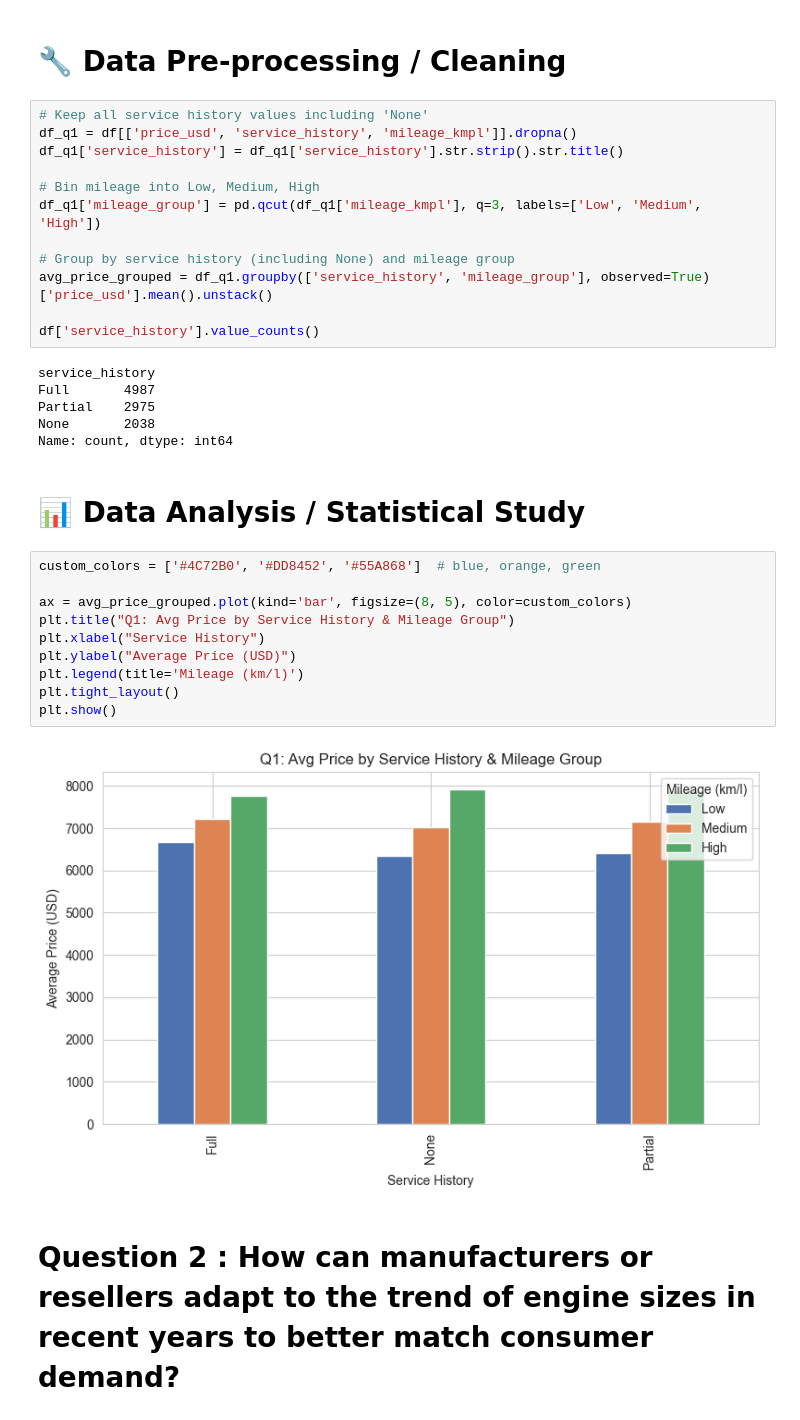
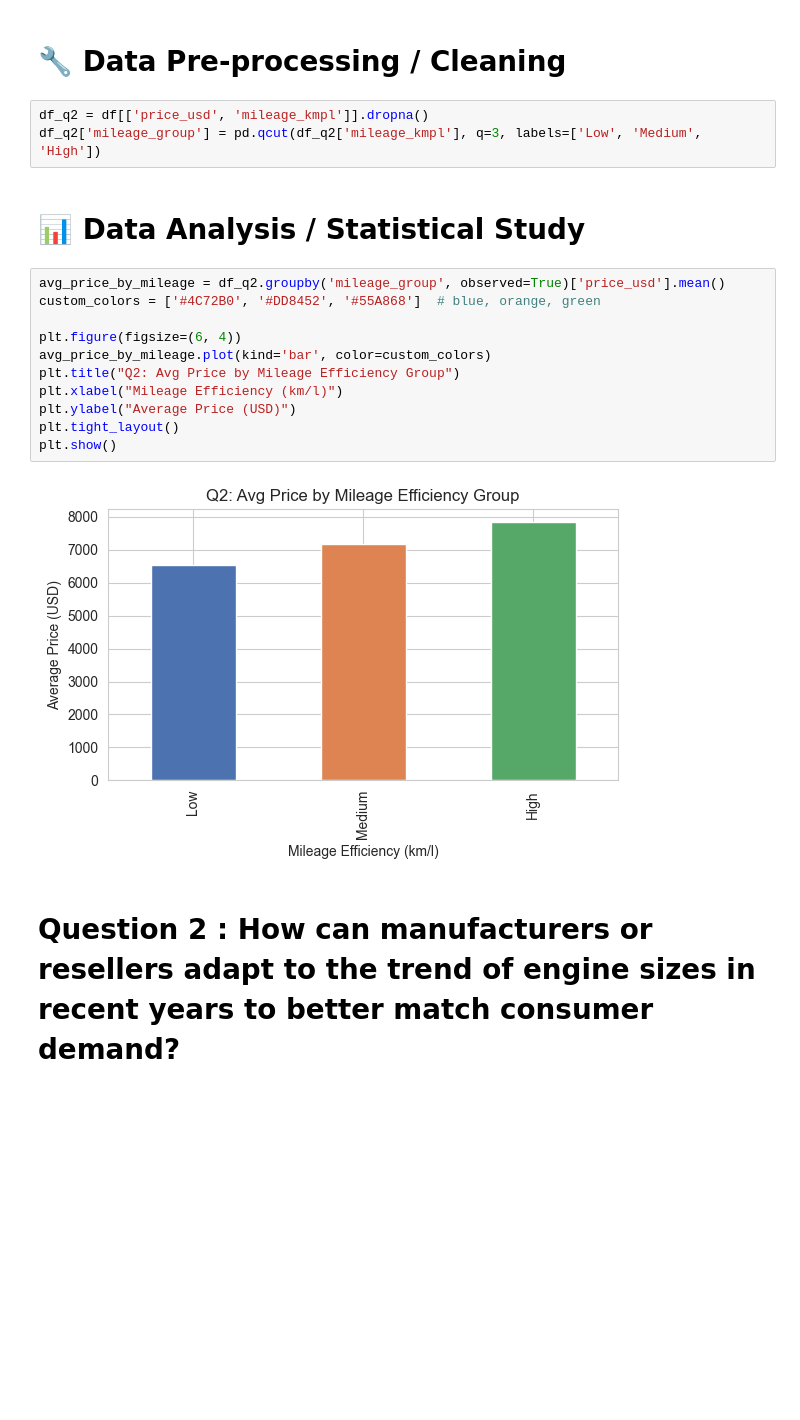
Before and after one commit to JiaJun0207/DataScienceFundsProject, a Jupyter notebook: CDS6214_Project_Code_G10I.ipynb, the cells around one changed output. Drawn from its saved outputs; the diff is of its cells as text; blank space fills up the shorter version.

```diff
--- a/CDS6214_Project_Code_G10I.ipynb
+++ b/CDS6214_Project_Code_G10I.ipynb
@@ -133,37 +133,23 @@ display(summary_stats)
 # %% [markdown]
 # 🔧 Data Pre-processing / Cleaning
 # %%
-# Keep all service history values including 'None'
-df_q1 = df[['price_usd', 'service_history', 'mileage_kmpl']].dropna()
-df_q1['service_history'] = df_q1['service_history'].str.strip().str.title()
-
-# Bin mileage into Low, Medium, High
-df_q1['mileage_group'] = pd.qcut(df_q1['mileage_kmpl'], q=3, labels=['Low', 'Medium', 'High'])
-
-# Group by service history (including None) and mileage group
-avg_price_grouped = df_q1.groupby(['service_history', 'mileage_group'], observed=True)['price_usd'].mean().unstack()
-
-df['service_history'].value_counts()
+df_q2 = df[['price_usd', 'mileage_kmpl']].dropna()
+df_q2['mileage_group'] = pd.qcut(df_q2['mileage_kmpl'], q=3, labels=['Low', 'Medium', 'High'])
-# %% [output]
-service_history
-Full       4987
-Partial    2975
-None       2038
-Name: count, dtype: int64
 # %% [markdown]
 # 📊 Data Analysis / Statistical Study
 # %%
+avg_price_by_mileage = df_q2.groupby('mileage_group', observed=True)['price_usd'].mean()
 custom_colors = ['#4C72B0', '#DD8452', '#55A868']  # blue, orange, green
 
-ax = avg_price_grouped.plot(kind='bar', figsize=(8, 5), color=custom_colors)
-plt.title("Q1: Avg Price by Service History & Mileage Group")
-plt.xlabel("Service History")
+plt.figure(figsize=(6, 4))
+avg_price_by_mileage.plot(kind='bar', color=custom_colors)
+plt.title("Q2: Avg Price by Mileage Efficiency Group")
+plt.xlabel("Mileage Efficiency (km/l)")
 plt.ylabel("Average Price (USD)")
-plt.legend(title='Mileage (km/l)')
 plt.tight_layout()
 plt.show()
 # %% [output]
-[figure, old version]
+[figure, new version]
 # %% [markdown]
 # Question 2 : How can manufacturers or resellers adapt to the trend of engine sizes in recent years to better match consumer demand?
 # %% [markdown]
```
Also changed, not shown: parts of 2 cells of this notebook.
